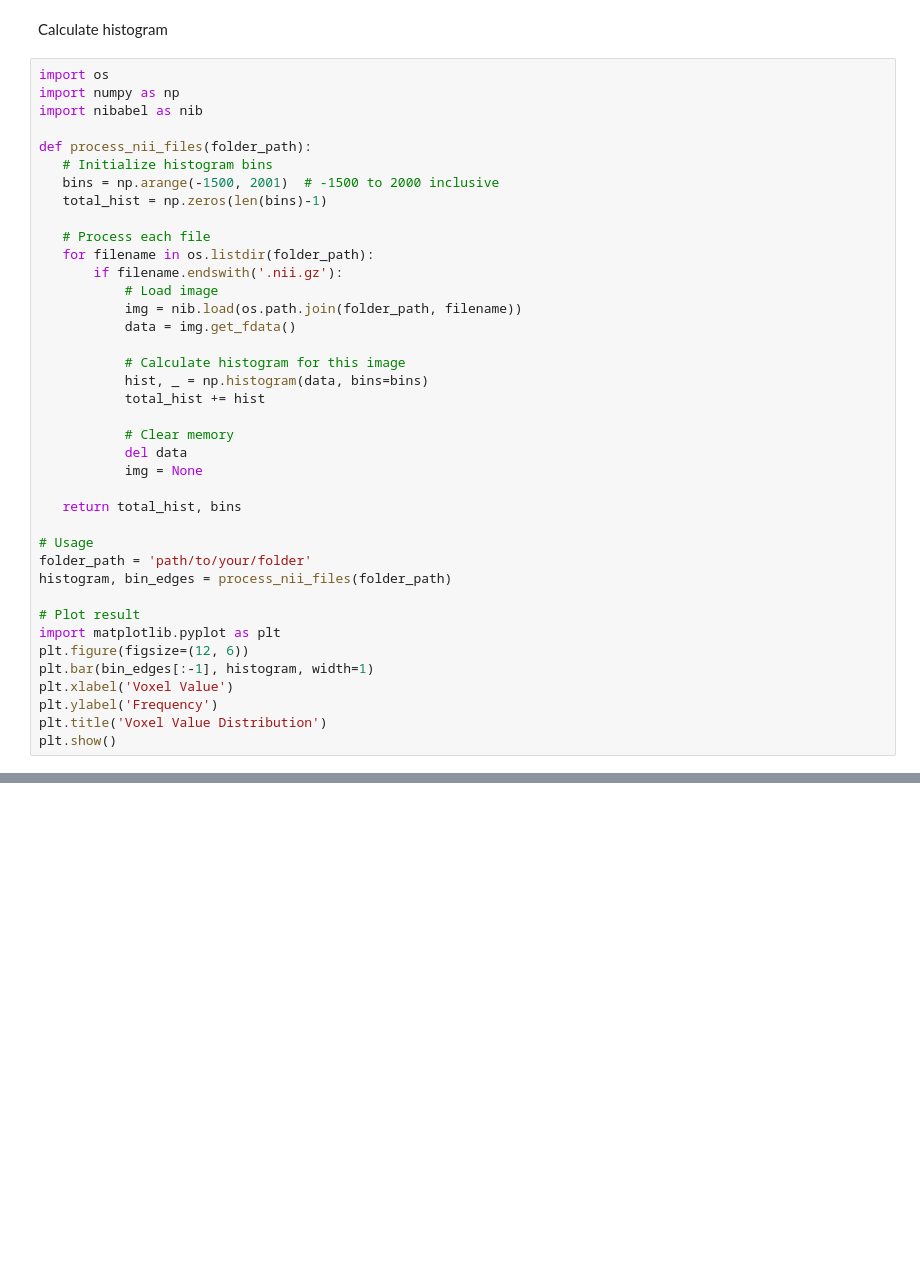
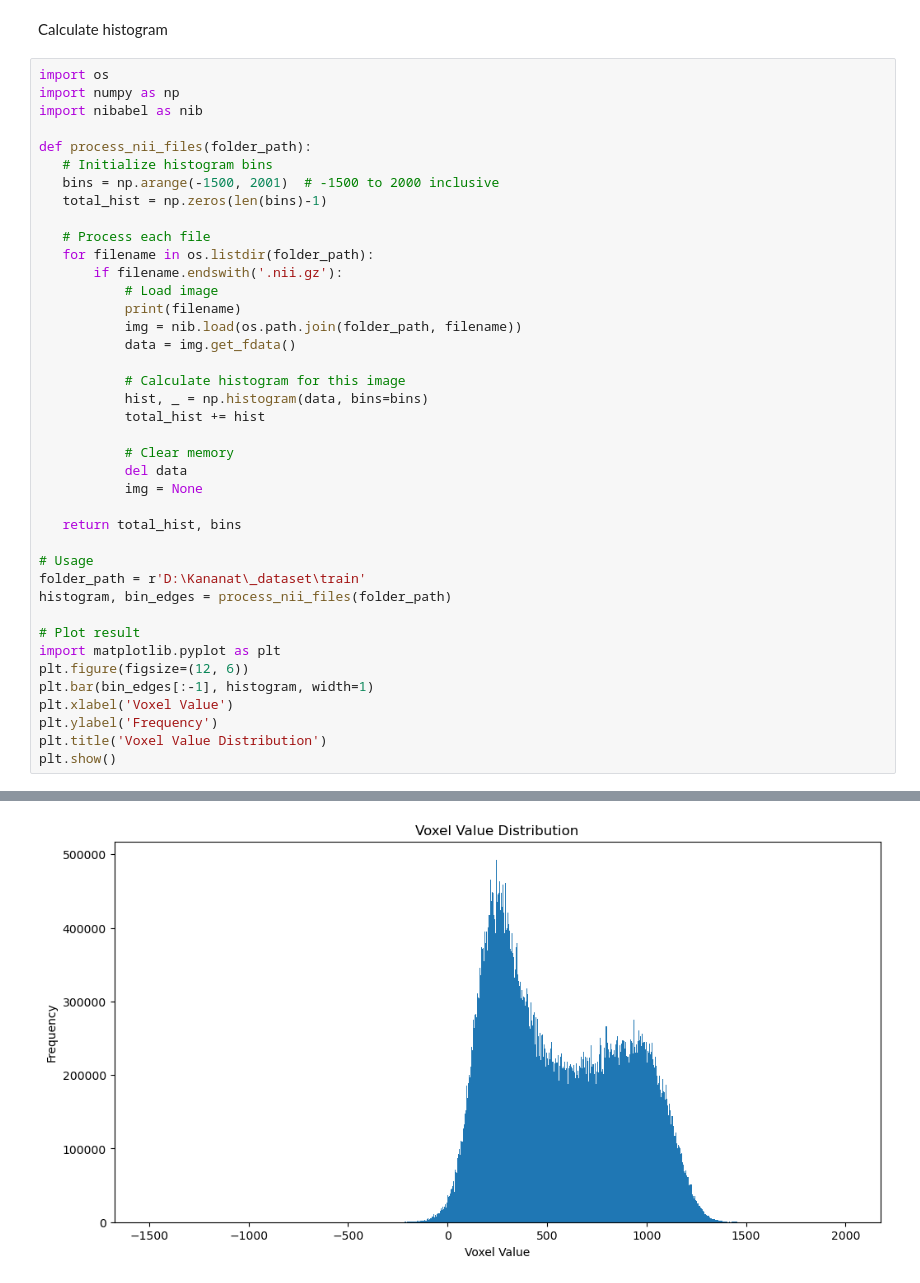
Before and after one commit to KananatSSN/Project_TMJOA, a Jupyter notebook: 2D_Pipeline/6exp_extract2Dlayer.ipynb, the cells around one changed output, grey strips where cells are left out. Cells and saved outputs as stored; diff of their text form; blank space fills up the shorter version.

```diff
--- a/2D_Pipeline/6exp_extract2Dlayer.ipynb
+++ b/2D_Pipeline/6exp_extract2Dlayer.ipynb
@@ -374,6 +405,7 @@ def process_nii_files(folder_path):
    for filename in os.listdir(folder_path):
        if filename.endswith('.nii.gz'):
            # Load image
+           print(filename)
            img = nib.load(os.path.join(folder_path, filename))
            data = img.get_fdata()
 
@@ -388,7 +420,7 @@ def process_nii_files(folder_path):
    return total_hist, bins
 
 # Usage
-folder_path = 'path/to/your/folder'
+folder_path = r'D:\Kananat\_dataset\train'
 histogram, bin_edges = process_nii_files(folder_path)
 
 # Plot result
@@ -399,3 +431,4 @@ plt.xlabel('Voxel Value')
 plt.ylabel('Frequency')
 plt.title('Voxel Value Distribution')
 plt.show()
+# %% [output]
@@ -401,0 +452 @@ plt.show()
+[figure, added]
```
Also changed, not shown: parts of 6 cells of this notebook.
